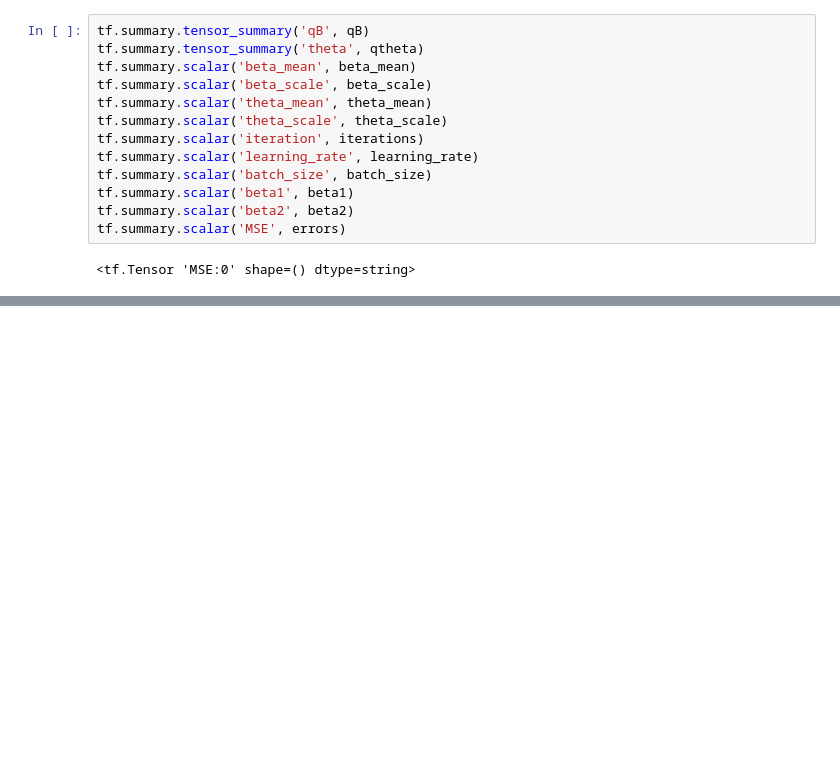
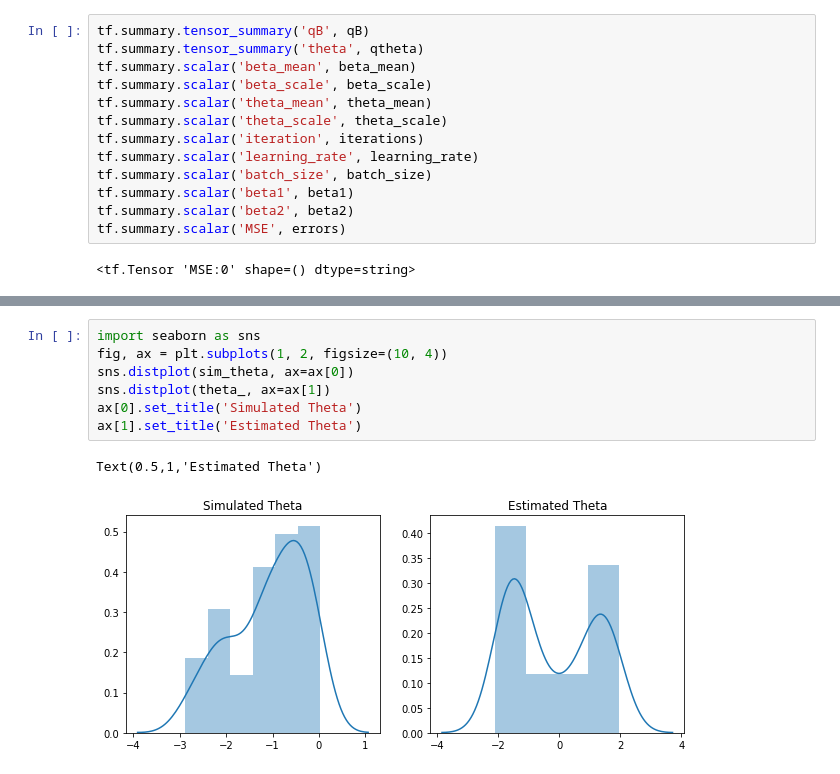
Before and after one commit to knightlab-analyses/bayesian-regression, a Jupyter notebook: bayesian_regression/ipynb/simulated-model.ipynb, the cells around one changed output, grey strips where cells are left out. Cells and saved outputs as stored; diff of their text form; blank space fills up the shorter version.

```diff
--- a/bayesian_regression/ipynb/simulated-model.ipynb
+++ b/bayesian_regression/ipynb/simulated-model.ipynb
@@ -317,0 +351,10 @@ Text(0.5,1,'Simulation')
+# %%
+import seaborn as sns
+fig, ax = plt.subplots(1, 2, figsize=(10, 4))
+sns.distplot(sim_theta, ax=ax[0])
+sns.distplot(theta_, ax=ax[1])
+ax[0].set_title('Simulated Theta')
+ax[1].set_title('Estimated Theta')
+# %% [output]
+Text(0.5,1,'Estimated Theta')
+[figure, added]
```
Also changed, not shown: parts of 12 cells of this notebook, 1 other file.
